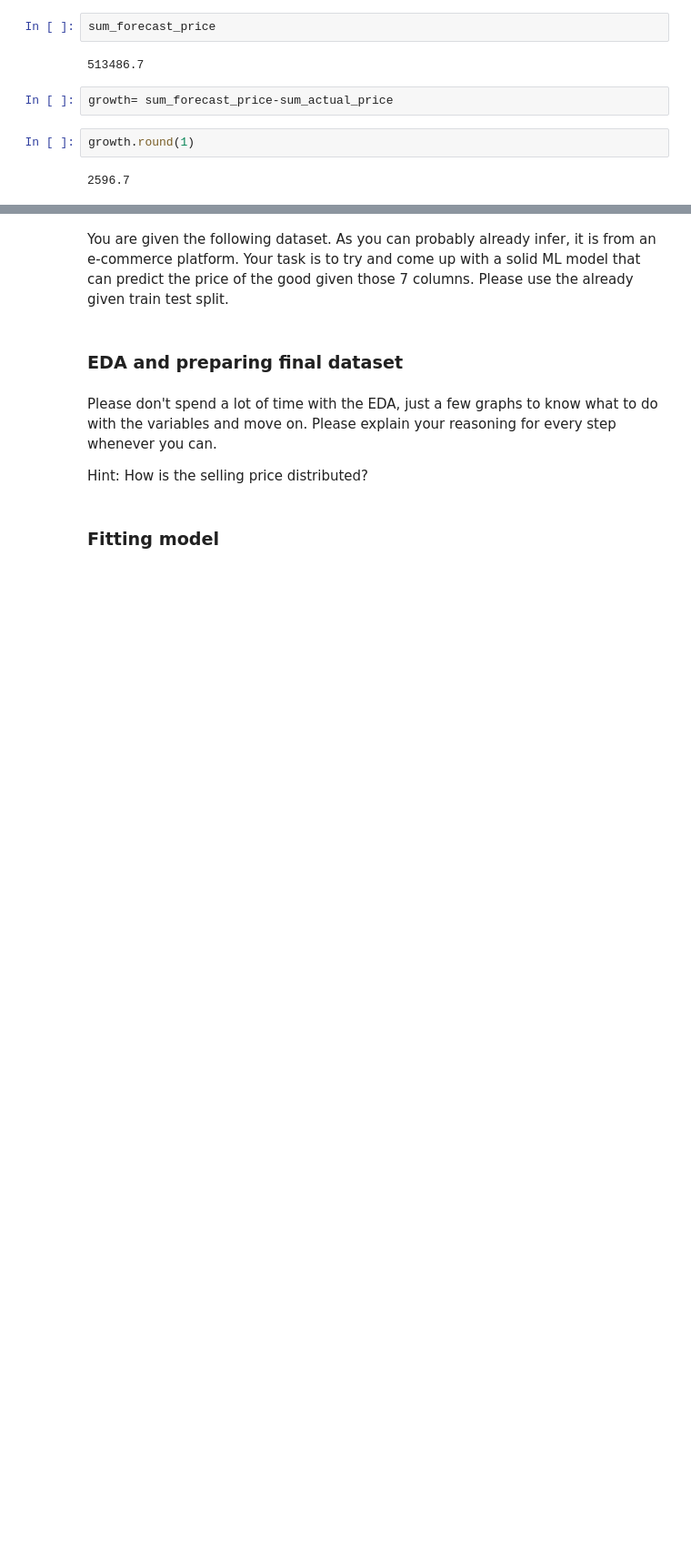
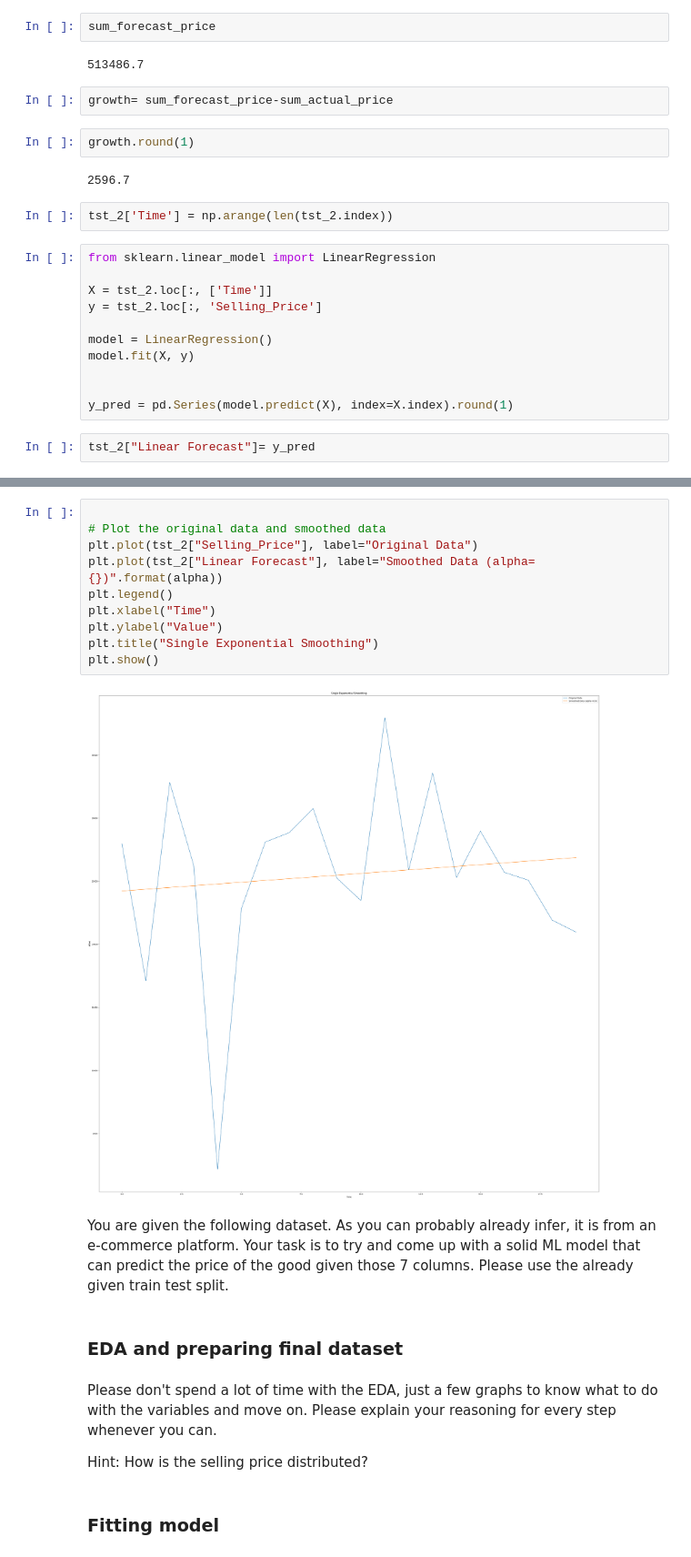
Before and after one commit to AETNA-68/Price_Forecast_Exponential-Smoothing, a Jupyter notebook: Forecasting.ipynb, the cells around one changed output, grey strips where cells are left out. Shown at 91% size. Cells and saved outputs as stored; diff of their text form; blank space fills up the shorter version.

```diff
--- a/Forecasting.ipynb
+++ b/Forecasting.ipynb
@@ -502,3 +502,18 @@ growth= sum_forecast_price-sum_actual_price
 growth.round(1)
 # %% [output]
 2596.7
+# %%
+tst_2['Time'] = np.arange(len(tst_2.index))
+# %%
+from sklearn.linear_model import LinearRegression
+
+X = tst_2.loc[:, ['Time']]
+y = tst_2.loc[:, 'Selling_Price']
+
+model = LinearRegression()
+model.fit(X, y)
+
+
+y_pred = pd.Series(model.predict(X), index=X.index).round(1)
+# %%
+tst_2["Linear Forecast"]= y_pred
@@ -505,3 +533,15 @@ growth.round(1)
+# %%
+
+# Plot the original data and smoothed data
+plt.plot(tst_2["Selling_Price"], label="Original Data")
+plt.plot(tst_2["Linear Forecast"], label="Smoothed Data (alpha={})".format(alpha))
+plt.legend()
+plt.xlabel("Time")
+plt.ylabel("Value")
+plt.title("Single Exponential Smoothing")
+plt.show()
+# %% [output]
+[figure, added]
 # %% [markdown]
 You are given the following dataset. As you can probably already infer, it is from an e-commerce platform. Your task is to try and come up with a solid ML model that can predict the price of the good given those 7 columns. Please use the already given train test split.
 # %% [markdown]
```
Also changed, not shown: parts of 4 cells of this notebook, 2 other files.
